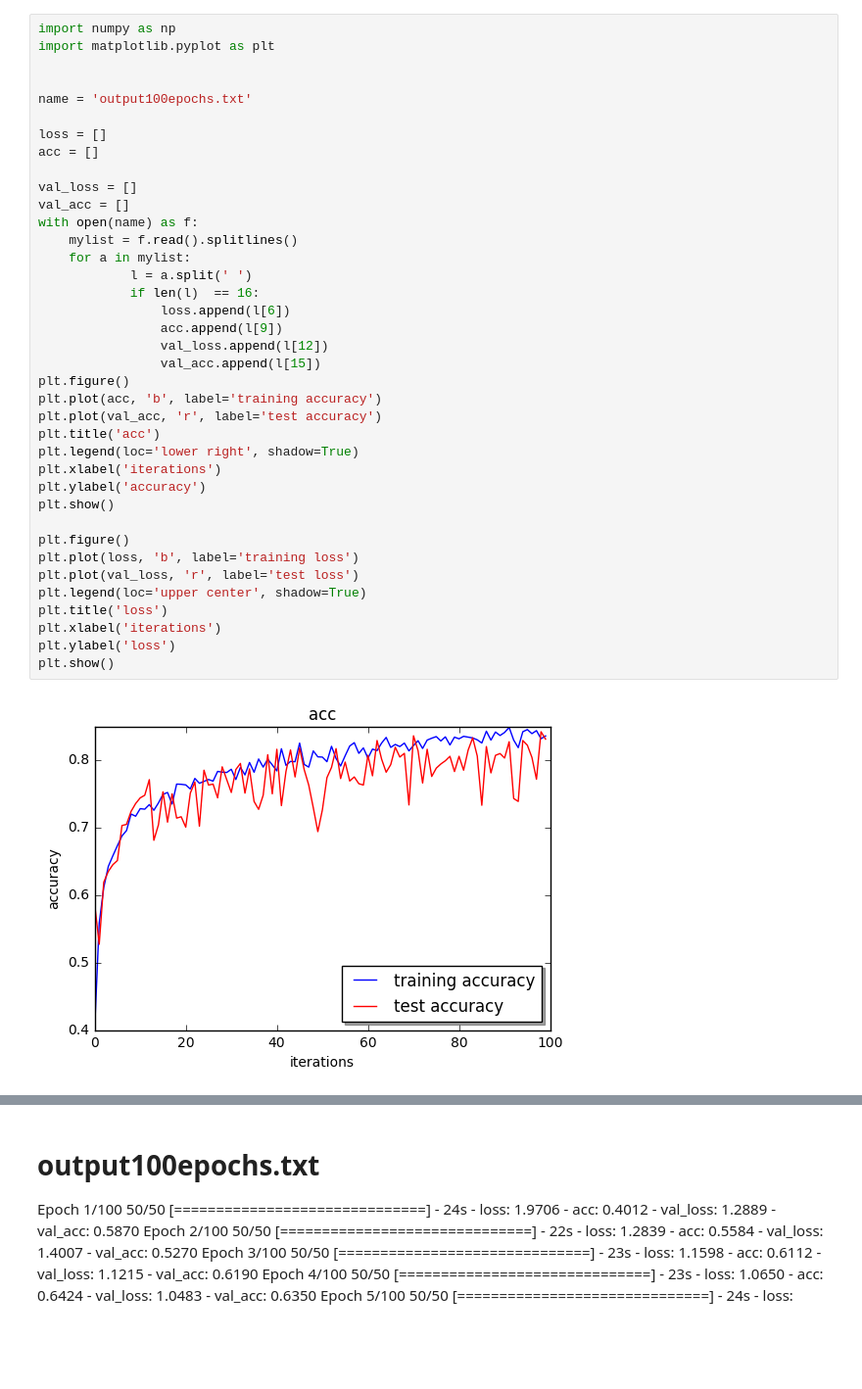
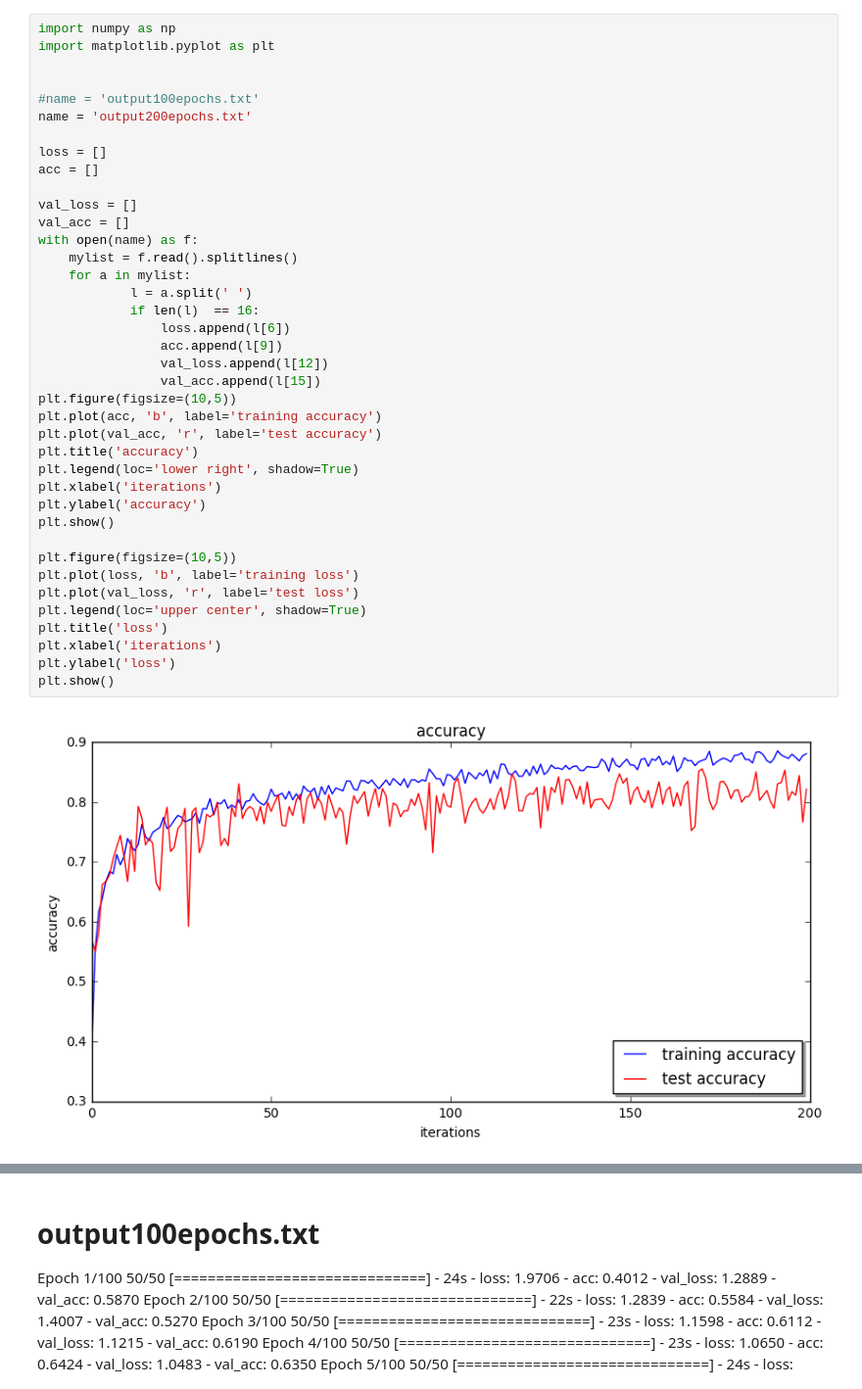
Before and after one commit to ltindall/ece285_plankton, a Jupyter notebook: ece285_final.ipynb, the cells around one changed output, grey strips where cells are left out. Shown at 98% size. Drawn from its saved outputs; the diff is of its cells as text; blank space fills up the shorter version.

Commit message:
added 200 epoch output

```diff
--- a/ece285_final.ipynb
+++ b/ece285_final.ipynb
@@ -3,38 +3,39 @@ import numpy as np
 import matplotlib.pyplot as plt
 
 
-name = 'output100epochs.txt'
+#name = 'output100epochs.txt'
+name = 'output200epochs.txt'
 
 loss = []
 acc = []
 
 val_loss = []
 val_acc = []
 with open(name) as f:
     mylist = f.read().splitlines()
     for a in mylist:
             l = a.split(' ')
             if len(l)  == 16:
                 loss.append(l[6])
                 acc.append(l[9])
                 val_loss.append(l[12])
                 val_acc.append(l[15])
-plt.figure()
+plt.figure(figsize=(10,5))
 plt.plot(acc, 'b', label='training accuracy')
 plt.plot(val_acc, 'r', label='test accuracy')
-plt.title('acc')
+plt.title('accuracy')
 plt.legend(loc='lower right', shadow=True)
 plt.xlabel('iterations')
 plt.ylabel('accuracy')
 plt.show()
 
-plt.figure()
+plt.figure(figsize=(10,5))
 plt.plot(loss, 'b', label='training loss')
 plt.plot(val_loss, 'r', label='test loss')
 plt.legend(loc='upper center', shadow=True)
 plt.title('loss')
 plt.xlabel('iterations')
 plt.ylabel('loss')
 plt.show()
 # %% [output]
-[figure, old version]
+[figure, new version]
```
Also changed, not shown: parts of 1 cell of this notebook, 2 other files.
